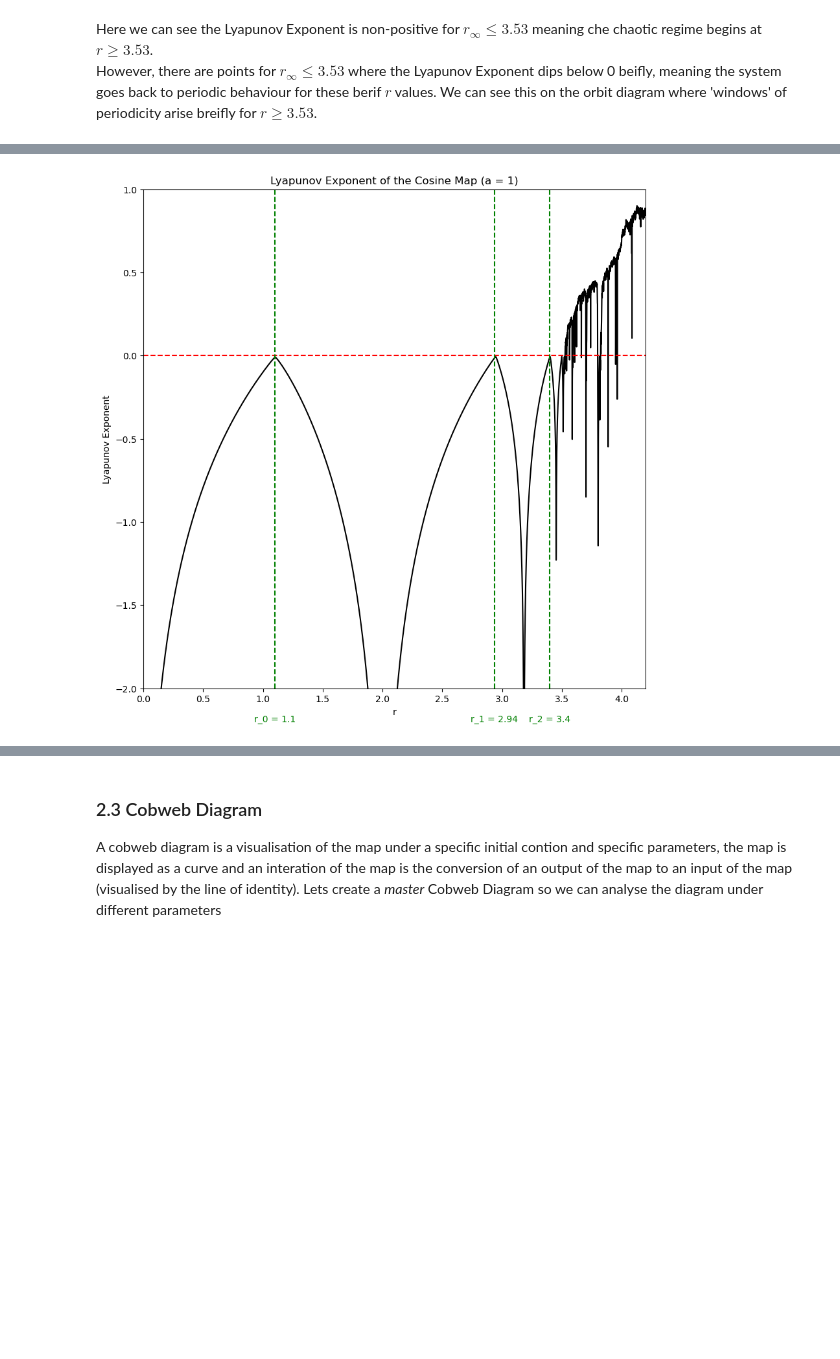
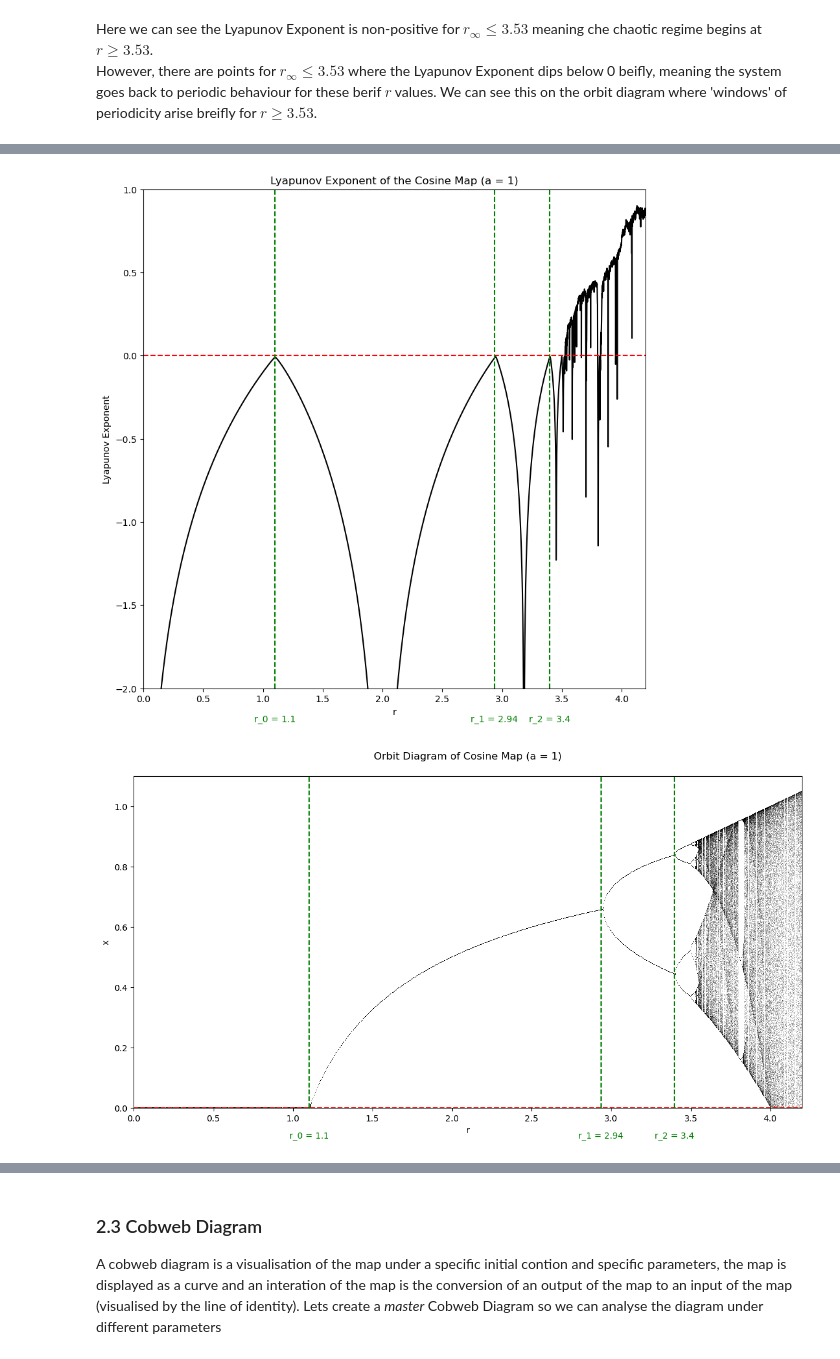
Before and after one commit to lainemulvay/Chaos-in-the-Cosine-Map, a Jupyter notebook: Assingment Notebook.ipynb, the cells around one changed output, grey strips where cells are left out. Drawn from its saved outputs; the diff is of its cells as text; code cells hidden in the pictures; blank space fills up the shorter version.

Commit message:
period doubling on orbit diagram

```diff
--- a/Assingment Notebook.ipynb
+++ b/Assingment Notebook.ipynb
@@ -446,31 +449,77 @@ plt.figure(figsize=(10, 10))
 plt.plot(r_values, lyapunov_exponents, '-k')
 plt.axhline(0, color='r', linestyle='--')
 
 # Plot and label roots
 for i, r in enumerate(roots[:3]):
     plt.axvline(x=r, color='g', linestyle='--')
     plt.text(r, -2.2, f"r_{i} = {round(r, 2)}", color='g', ha='center')
 
 plt.xlim(0, 4.2)
 plt.ylim(-2, 1)
 plt.xlabel('r')
 plt.ylabel('Lyapunov Exponent')
 plt.title('Lyapunov Exponent of the Cosine Map (a = 1)')
 plt.show()
+
+# Cosine map function with a=1
+def cosine_map(x, r):
+    return (r/4) * (2 * np.cos((2*np.pi/3)*(x-0.5)) - 1)
+
+def plot_orbit_diagram(ymin, ymax, map_function, map_title):
+    # Parameters
+    r_values = np.linspace(0, 4.2, 1000)  # Range of r values
+    iterations = 800  # Number of iterations
+    last_n = 600  # Number of iterations to consider for each r value (disregard first 200 iterations of map)
+
+    # Initial conditions
+    x = 1e-5 * np.ones_like(r_values)
+
+    # Iterate the map
+    for _ in range(iterations):
+        x = map_function(x, r_values)
+
+    # Store the last few iterations for each r
+    last_values = np.zeros((last_n, len(r_values)))
+    for i in range(last_n):
+        x = map_function(x, r_values)
+        last_values[i, :] = x
+
+    # Transpose last_values for plotting
+    last_values = last_values.T
+
+    # Plotting the orbit diagram
+    plt.figure(figsize=(14, 7))
+    plt.plot(r_values, last_values, ',k', alpha=0.25)
+    plt.axhline(0, color='r', linestyle='--')
+
+    # Plot and label roots
+    for i, r in enumerate(roots[:3]):
+        plt.axvline(x=r, color='g', linestyle='--')
+        plt.text(r, -0.1, f"r_{i} = {round(r, 2)}", color='g', ha='center')
+
+    plt.xlim(0, 4.2)
+    plt.ylim(ymin, ymax)
+    plt.xlabel('r')
+    plt.ylabel('x')
+    plt.title(f"Orbit Diagram of {map_title} Map (a = 1)", pad=20)
+    plt.show()
+
+plot_orbit_diagram(0, 1.1, cosine_map, 'Cosine')
 # %% [output]
 Number of values in range 0: 116
 Number of values in range 1: 82
 Number of values in range 2: 34
 Number of values in range 3: 14
 Number of values in range 4: 320
 Number of values in range 5: 452
 r_0 = 1.1
 r_1 = 2.94
 r_2 = 3.4
 r_3 = 3.5
 r_4 = 3.66
 delta_2 = 3.9854014598540153
 delta_3 = 4.5666666666666655
 delta_4 = 0.6181982098010159
 [figure]
+[figure, added]
 # %% [markdown]
```
Also changed, not shown: parts of 7 cells of this notebook.
